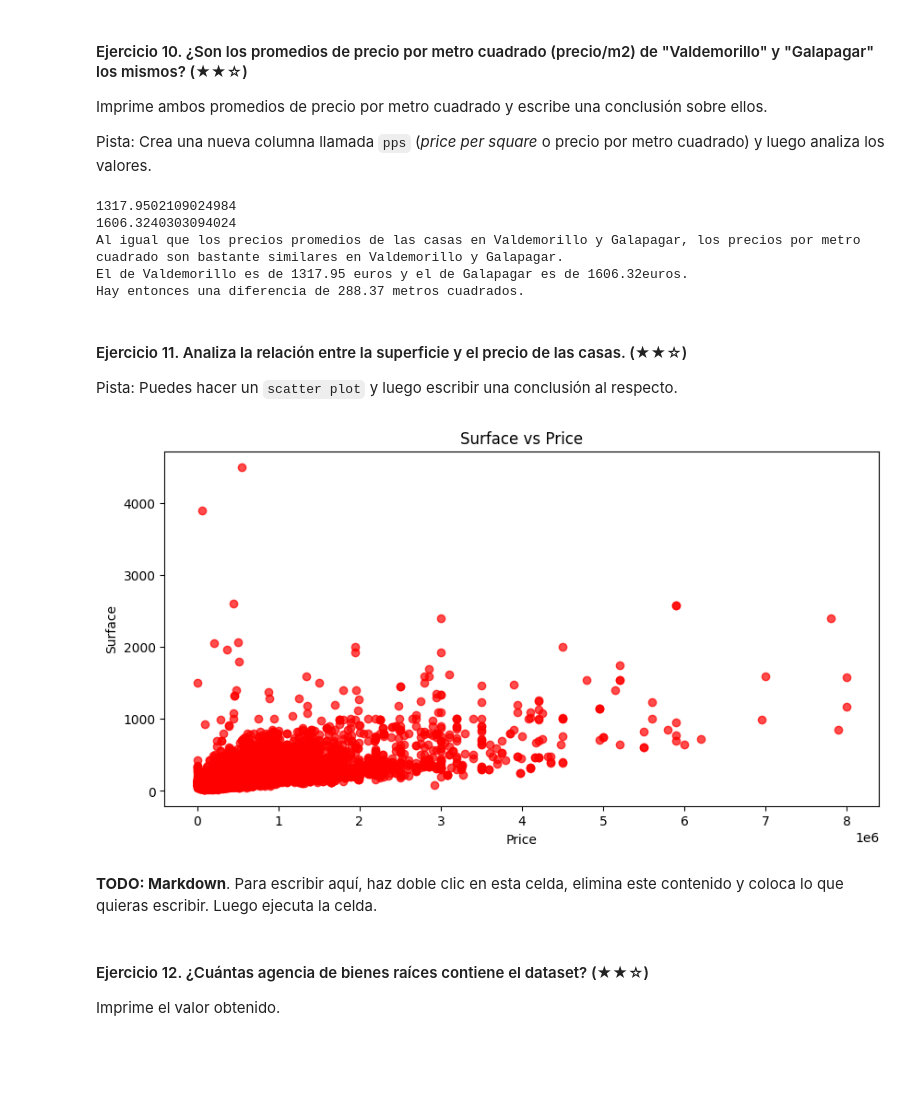
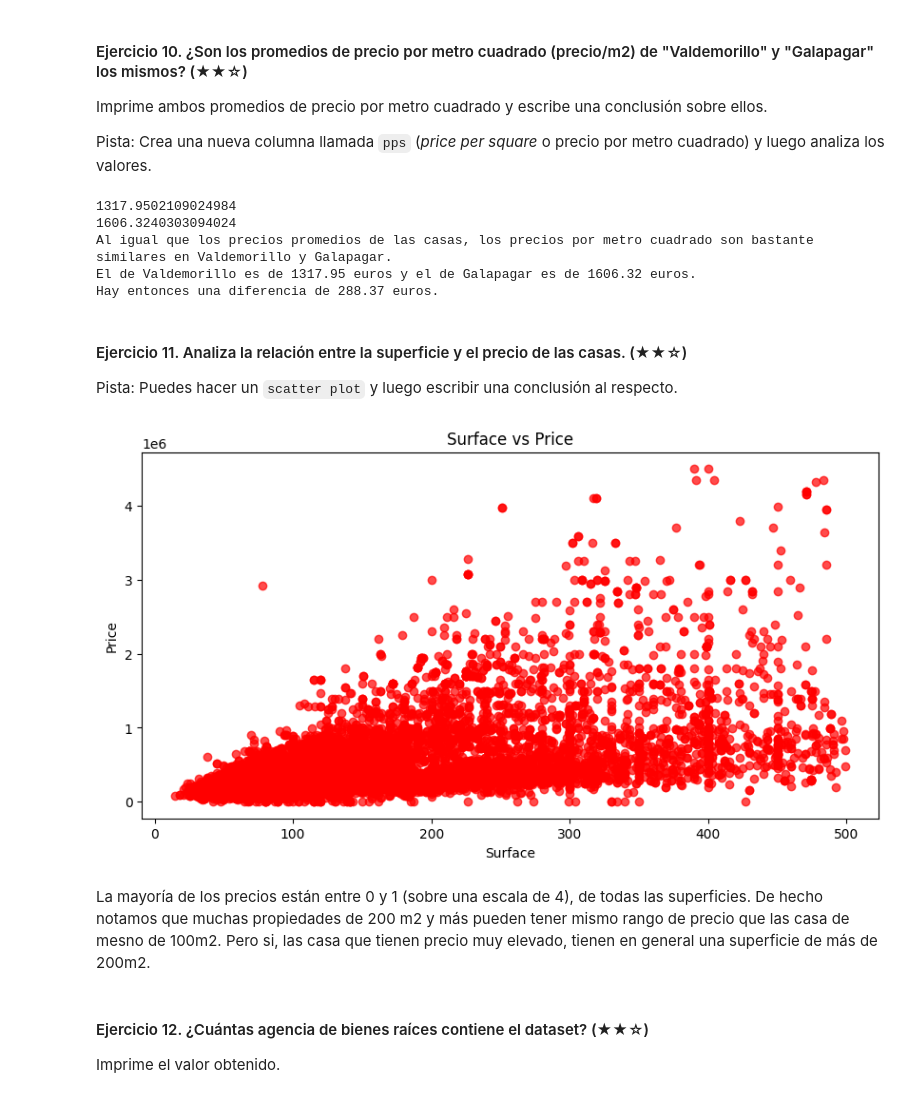
Before and after one commit to 4GeeksAcademy/Final-project-prework---Pauline, a Jupyter notebook: project.es.ipynb, the cells around one changed output. Drawn from its saved outputs; the diff is of its cells as text; code cells hidden in the pictures; blank space fills up the shorter version.

```diff
--- a/project.es.ipynb
+++ b/project.es.ipynb
@@ -314,7 +330,8 @@ Imprime ambos promedios de precio por metro cuadrado y escribe una conclusión s
 Pista: Crea una nueva columna llamada `pps` (*price per square* o precio por metro cuadrado) y luego analiza los valores.
 # %%
 # TODO
-
+import pandas as pd
+df = pd.read_csv('assets/real_estate.csv', sep=';')
 
 #Como indicado en la pista, empiezo x crear una nueva columna
 df['pps'] = df['price'] / df['surface']
@@ -327,19 +344,19 @@ Average_pps_GandV = df.groupby('level5')['pps'].mean()
 print(Average_pps_GandV['Valdemorillo'])
 print(Average_pps_GandV['Galapagar'])
 
-print("Al igual que los precios promedios de las casas en Valdemorillo y Galapagar, los precios por metro cuadrado son bastante similares en Valdemorillo y Galapagar. \nEl de Valdemorillo es de " +
+print("Al igual que los precios promedios de las casas, los precios por metro cuadrado son bastante similares en Valdemorillo y Galapagar. \nEl de Valdemorillo es de " +
       str(round(Average_pps_GandV['Valdemorillo'], 2)) +
       " euros y el de Galapagar es de " +
       str(round(Average_pps_GandV['Galapagar'], 2)) +
-      "euros.\nHay entonces una diferencia de " +
+      " euros.\nHay entonces una diferencia de " +
       str(round((Average_pps_GandV['Galapagar'] - Average_pps_GandV['Valdemorillo']), 2)) +
-      " metros cuadrados.\n")
+      " euros.\n")
 # %% [output]
 1317.9502109024984
 1606.3240303094024
-Al igual que los precios promedios de las casas en Valdemorillo y Galapagar, los precios por metro cuadrado son bastante similares en Valdemorillo y Galapagar.
-El de Valdemorillo es de 1317.95 euros y el de Galapagar es de 1606.32euros.
-Hay entonces una diferencia de 288.37 metros cuadrados.
+Al igual que los precios promedios de las casas, los precios por metro cuadrado son bastante similares en Valdemorillo y Galapagar.
+El de Valdemorillo es de 1317.95 euros y el de Galapagar es de 1606.32 euros.
+Hay entonces una diferencia de 288.37 euros.
 # %% [markdown]
 #### Ejercicio 11. Analiza la relación entre la superficie y el precio de las casas. (★★☆)
 
@@ -347,23 +364,23 @@ Pista: Puedes hacer un `scatter plot` y luego escribir una conclusión al respec
 # %%
 # TODO: Código
 import pandas as pd
 import matplotlib.pyplot as plt
 df = pd.read_csv('assets/real_estate.csv', sep=';')
 
-df_filter = df[df['surface'] < 5000]
+df_filter = df[df['surface'] < 500]
 
 plt.figure(figsize = (10, 5))
 
-plt.scatter(df_filter['price'], df_filter['surface'], alpha=0.7, color='red')
+plt.scatter(df_filter['surface'], df_filter['price'], alpha=0.7, color='red')
 
 plt.title("Surface vs Price")
-plt.xlabel('Price')
-plt.ylabel('Surface')
+plt.xlabel('Surface')
+plt.ylabel('Price')
 plt.show()
 # %% [output]
-[figure, old version]
+[figure, new version]
 # %% [markdown]
-**TODO: Markdown**. Para escribir aquí, haz doble clic en esta celda, elimina este contenido y coloca lo que quieras escribir. Luego ejecuta la celda.
+La mayoría de los precios están entre 0 y 1 (sobre una escala de 4), de todas las superficies. De hecho notamos que muchas propiedades de 200 m2 y más pueden tener mismo rango de precio que las casa de mesno de 100m2. Pero si, las casa que tienen precio muy elevado, tienen en general una superficie de más de 200m2.
 # %% [markdown]
 #### Ejercicio 12. ¿Cuántas agencia de bienes raíces contiene el dataset? (★★☆)
 
```
Also changed, not shown: parts of 17 cells of this notebook.
